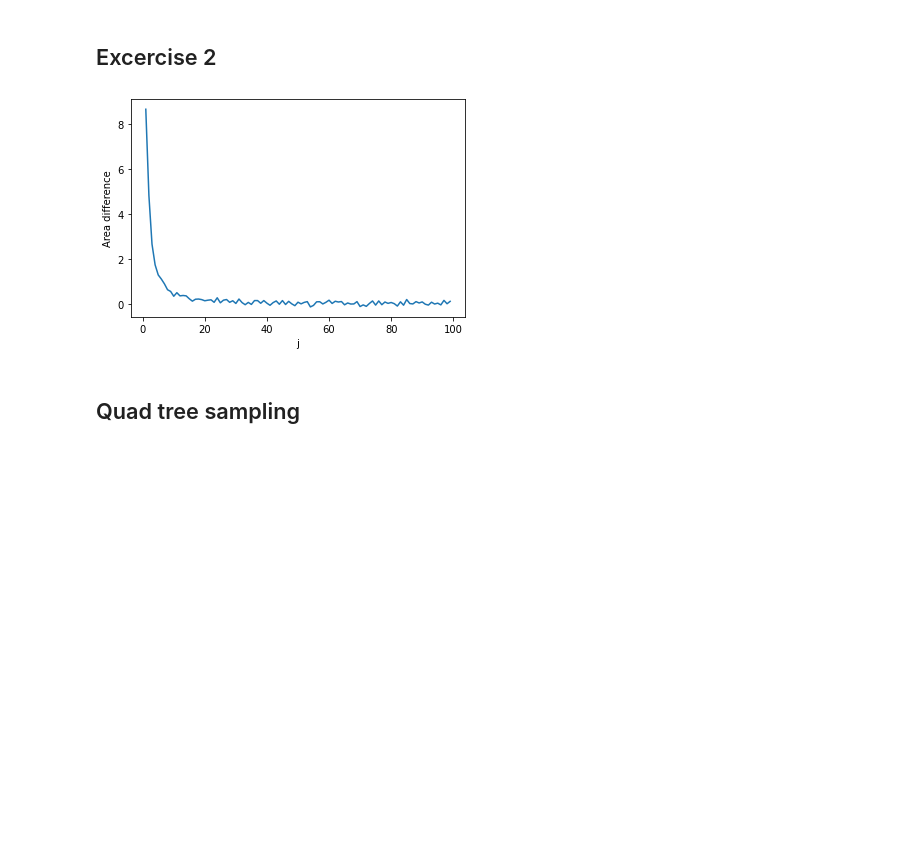
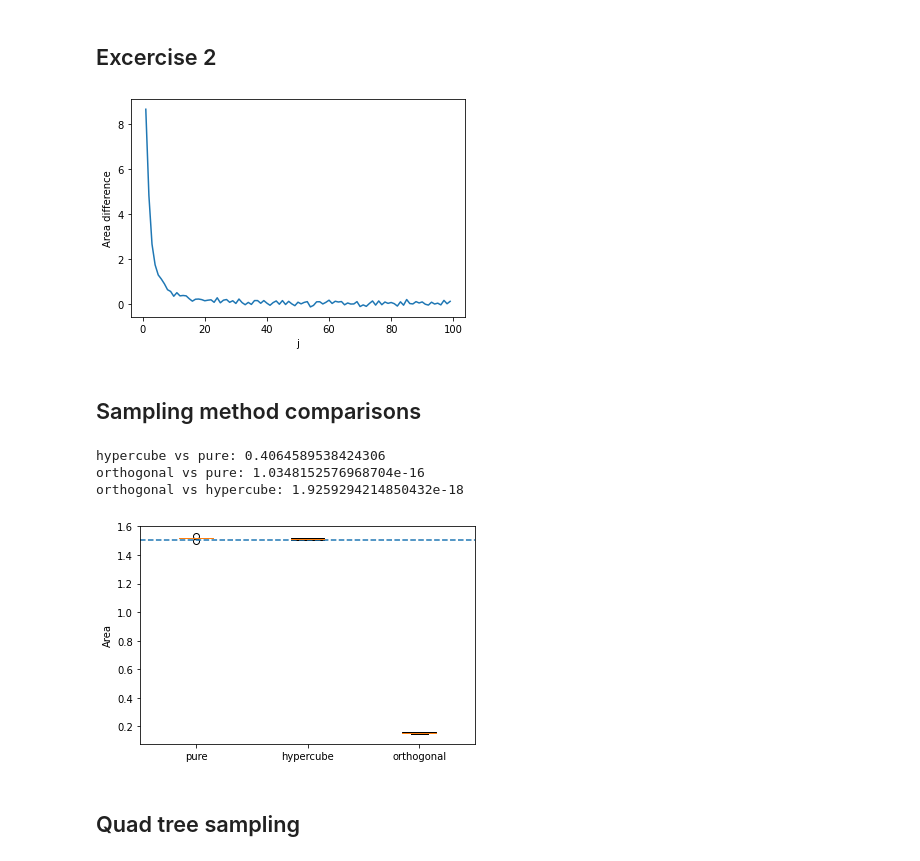
Before and after one commit to PeterVoerman/StochSim, a Jupyter notebook: mandelbrot.ipynb, the cells around one changed output. Drawn from its saved outputs; the diff is of its cells as text; code cells hidden in the pictures; blank space fills up the shorter version.

Commit message:
Boxplot comparison and pvalue for the different sampling methods

```diff
--- a/mandelbrot.ipynb
+++ b/mandelbrot.ipynb
@@ -113,7 +113,7 @@ def determine_area(i = 25, s=10000, xmin=-2, xmax=1, ymin=-2, ymax=2, sample_met
 
     Z0 = Z
 
-    N = np.zeros(s)
+    N = np.zeros(Z.shape)
 
     for _ in range(i):
         Z = np.where(abs(Z) < 2, Z ** 2 + Z0, 100)
@@ -222,7 +222,7 @@ def generate_sample_points_hypercube(s=10000, xmin=-2, xmax=1, ymin=-2, ymax=2):
 def generate_sample_points_orthogonal(s=10000, xmin=-2, xmax=1, ymin=-2, ymax=2):
     # TODO
 
-    pass
+    return generate_sample_points_pure_random()
 # %%
 %matplotlib inline
 
@@ -380,6 +380,62 @@ def get_s_with_comparable_error(i):
 plot_j_dependance(i=100)
 # %% [output]
 [figure]
+# %% [markdown]
+## Sampling method comparisons
+# %%
+def get_boxplot_data(s=10000, i=1000, nruns=10):
+
+    pures = []
+    hypercubes = []
+    orthogonals = []
+
+    for _ in range(nruns):
+
+        pures.append(determine_area(s=s, i=i, sample_method="pure"))
+        hypercubes.append(determine_area(s=s, i=i, sample_method="hypercube"))
+        orthogonals.append(determine_area(s=s, i=i, sample_method="orthogonal"))
+
+    return [pures, hypercubes, orthogonals]
+
+def plot_sampling_comparison(data_entries, labels):
+
+    plt.boxplot(data_entries, labels=labels)
+    plt.axhline(EXPECTED_AREA, linestyle="--")
+
+    plt.ylabel("Area")
+    plt.show()
+
+def print_p_values(data_entries, labels):
+    """
+    Gets a pvalue for each data-entry against the others and prints these results.
+    """
+
+    for i in range(len(data_entries)):
+        for j in range(i):
+
+            data1 = data_entries[i]
+            data2 = data_entries[j]
+
+            pvalue = get_pvalue(data1, data2)
+
+            print(f"{labels[i]} vs {labels[j]}: {pvalue}")
+
+
+def get_pvalue(data1, data2):
+    """Calculates the pvalue for two data sets. """
+
+    return scipy.stats.ttest_ind(data1, data2).pvalue
+
+data_entries = get_boxplot_data(s=100000, i=1000, nruns=5)
+labels = ["pure", "hypercube", "orthogonal"]
+
+print_p_values(data_entries, labels)
+plot_sampling_comparison(data_entries, labels)
+# %% [output]
+hypercube vs pure: 0.4064589538424306
+orthogonal vs pure: 1.0348152576968704e-16
+orthogonal vs hypercube: 1.9259294214850432e-18
+[figure, added]
 # %% [markdown]
 ## Quad tree sampling
 # %%
```
